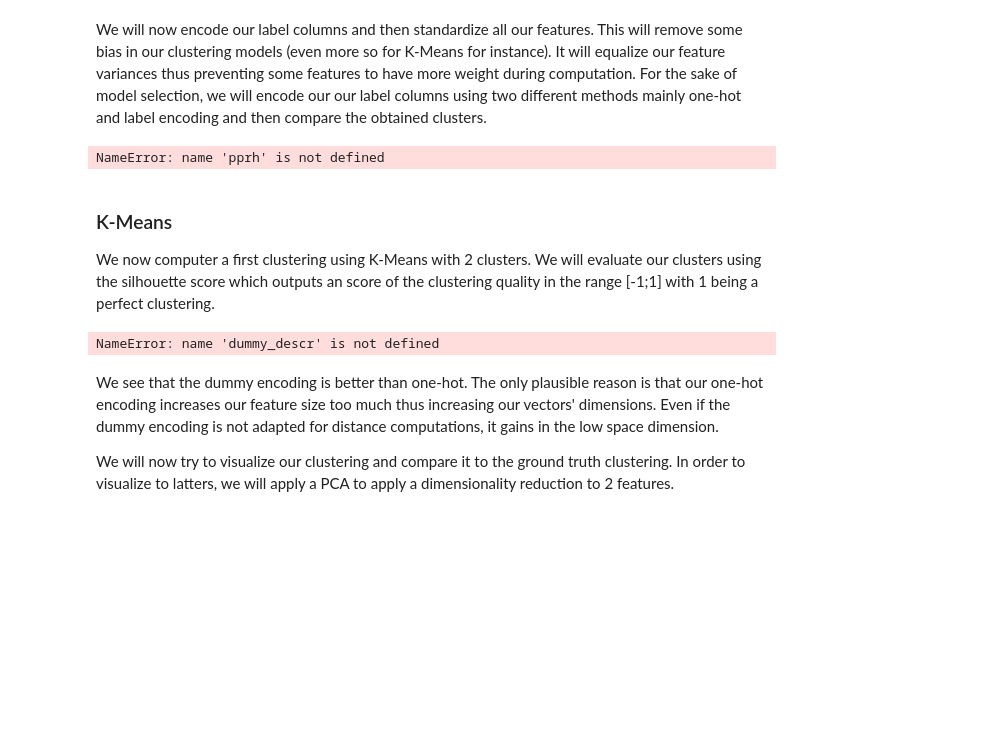
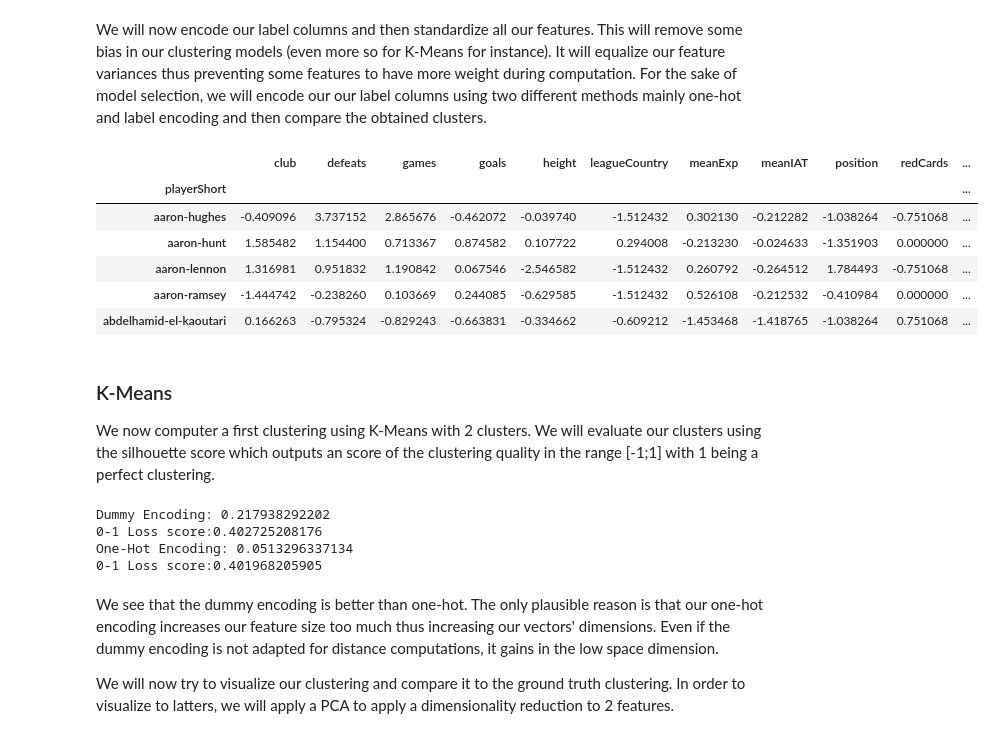
Before and after one commit to agpmilli/adaepfl, a Jupyter notebook: Homework/04 - Applied ML/AppliedML.ipynb, the cells around one changed output. Saved outputs shown, nothing was run; the diff lists cells and outputs as text; code cells hidden in the pictures; blank space fills up the shorter version.

```diff
--- a/Homework/04 - Applied ML/AppliedML.ipynb
+++ b/Homework/04 - Applied ML/AppliedML.ipynb
@@ -413,17 +413,23 @@ We will now encode our label columns and then standardize all our features. This
 For the sake of model selection, we will encode our our label columns using two different methods mainly one-hot and label encoding and then compare the obtained clusters.
 # %%
 #Dummy Label Encoding
-dummy_descr = pprh.label_encode(descriptions.copy(), ['leagueCountry', 'club', 'position'])
+dummy_descr = preproc_helper.label_encode(descriptions.copy(), ['leagueCountry', 'club', 'position'])
 dummy_descr = (dummy_descr - dummy_descr.mean()) / dummy_descr.std()
 
 #One-hot Encoding
-onehot_descr = pprh.one_hot_encode(descriptions.copy(), ['leagueCountry', 'club', 'position'])
+onehot_descr = preproc_helper.one_hot_encode(descriptions.copy(), ['leagueCountry', 'club', 'position'])
 onehot_descr = (onehot_descr - onehot_descr.mean()) / onehot_descr.std()
 
 
 dummy_descr.head()
 # %% [output]
-NameError: name 'pprh' is not defined
+|  | club | defeats | games | goals | height | leagueCountry | meanExp | meanIAT | position | redCards | ... |
+| playerShort |  |  |  |  |  |  |  |  |  |  | ... |
+| aaron-hughes | -0.409096 | 3.737152 | 2.865676 | -0.462072 | -0.039740 | -1.512432 | 0.302130 | -0.212282 | -1.038264 | -0.751068 | ... |
+| aaron-hunt | 1.585482 | 1.154400 | 0.713367 | 0.874582 | 0.107722 | 0.294008 | -0.213230 | -0.024633 | -1.351903 | 0.000000 | ... |
+| aaron-lennon | 1.316981 | 0.951832 | 1.190842 | 0.067546 | -2.546582 | -1.512432 | 0.260792 | -0.264512 | 1.784493 | -0.751068 | ... |
+| aaron-ramsey | -1.444742 | -0.238260 | 0.103669 | 0.244085 | -0.629585 | -1.512432 | 0.526108 | -0.212532 | -0.410984 | 0.000000 | ... |
+| abdelhamid-el-kaoutari | 0.166263 | -0.795324 | -0.829243 | -0.663831 | -0.334662 | -0.609212 | -1.453468 | -1.418765 | -1.038264 | 0.751068 | ... |
 # %% [markdown]
 ### K-Means
 
@@ -446,7 +452,10 @@ print("One-Hot Encoding: "+str(onehot_score))
 loss1 = np.mean(np.absolute(np.subtract(onehot_labels, list(1-gr_truth))))
 print("0-1 Loss score:" + str(loss1))
 # %% [output]
-NameError: name 'dummy_descr' is not defined
+Dummy Encoding: 0.217938292202
+0-1 Loss score:0.402725208176
+One-Hot Encoding: 0.0513296337134
+0-1 Loss score:0.401968205905
 # %% [markdown]
 We see that the dummy encoding is better than one-hot. The only plausible reason is that our one-hot encoding increases our feature size too much thus increasing our vectors' dimensions. Even if the dummy encoding is not adapted for distance computations, it gains in the low space dimension.
 
```
Also changed, not shown: parts of 6 cells of this notebook, 1 other file.
